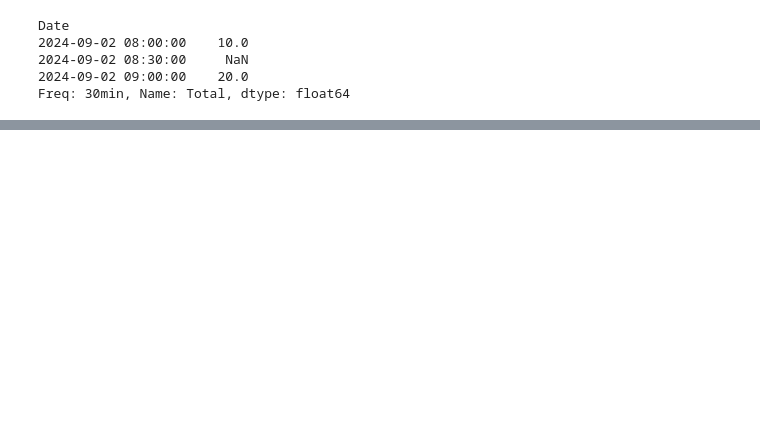
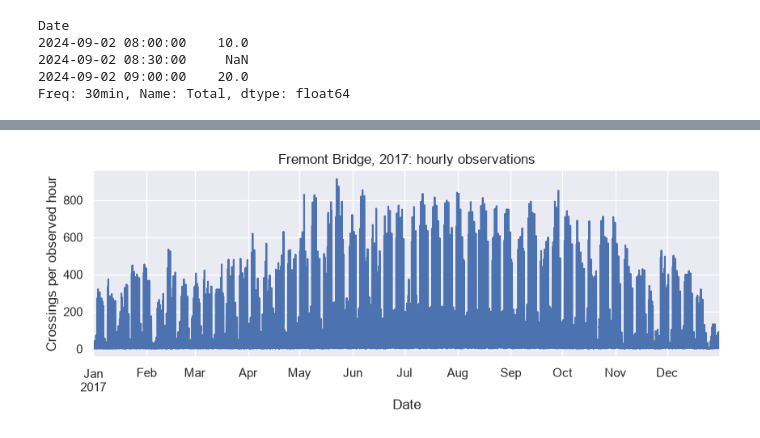
Before and after one commit to NCHS-CS/cse163-nchs, a Jupyter notebook: lectures/time-series.ipynb, the cells around one changed output, grey strips where cells are left out. Saved outputs shown, nothing was run; the diff lists cells and outputs as text; code cells hidden in the pictures; blank space fills up the shorter version.

```diff
--- a/lectures/time-series.ipynb
+++ b/lectures/time-series.ipynb
@@ -992,0 +252,8 @@ A useful recommendation connects each claim to a time window, a meaningful summa
+# %%
+year_bikes["Total"].plot(
+    figsize=(10, 3), title="Fremont Bridge, 2017: hourly observations",
+    xlabel="Date", ylabel="Crossings per observed hour",
+)
+plt.show()
+# %% [output]
+[figure, added]
```
Also changed, not shown: parts of 176 cells of this notebook, 2 other files.
